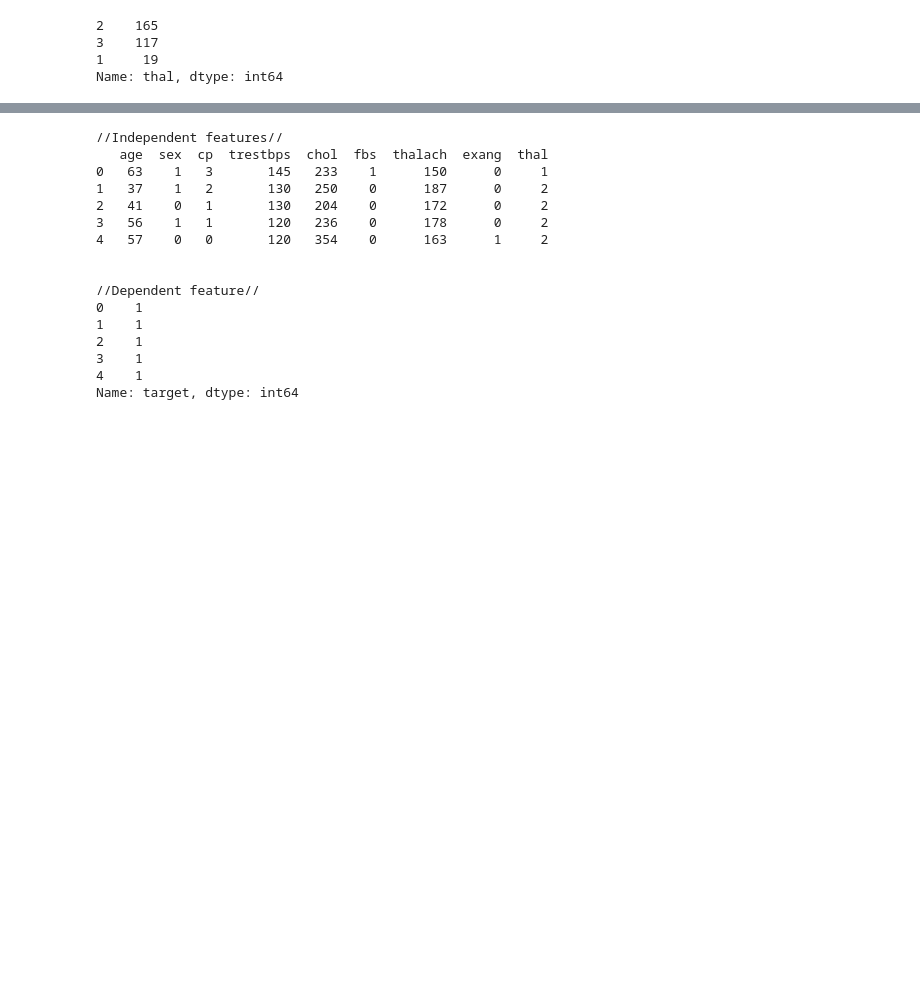
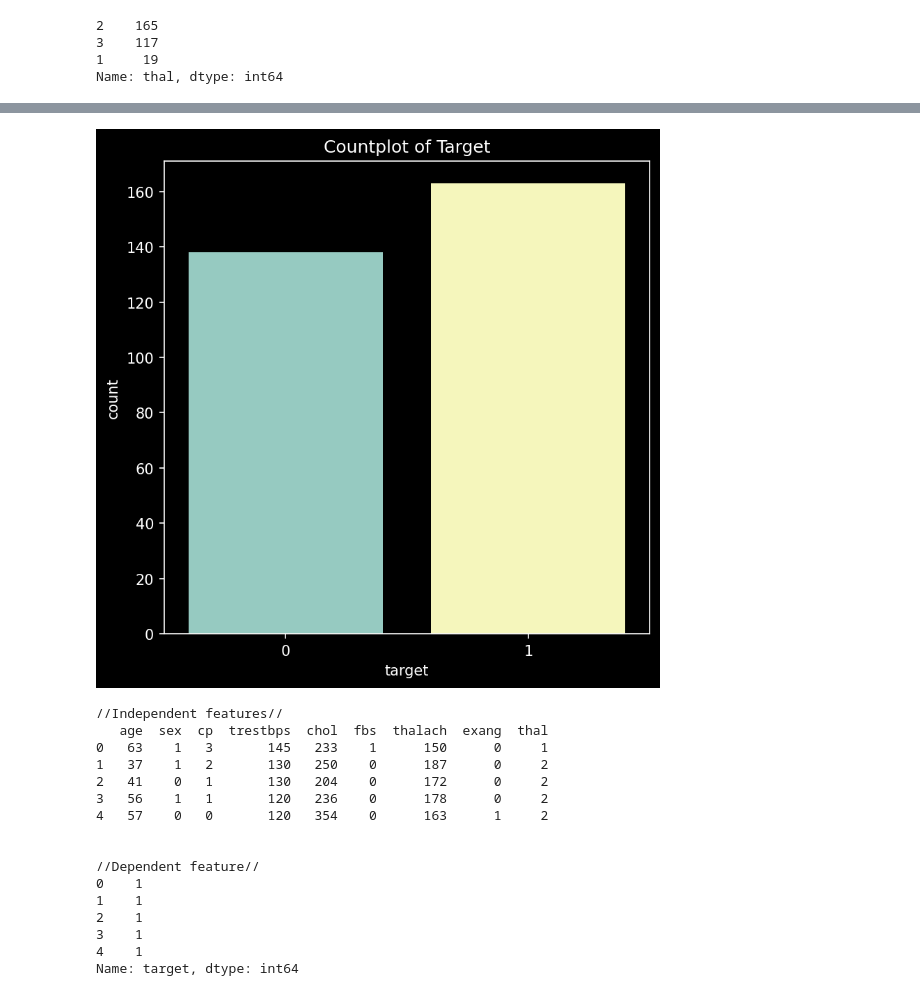
Before and after one commit to debjitpal5040/save-heart, a Jupyter notebook: Notebooks/save-heart.ipynb, the cells around one changed output, grey strips where cells are left out. Cells and saved outputs as stored; diff of their text form; code cells hidden in the pictures; blank space fills up the shorter version.

```diff
--- a/Notebooks/save-heart.ipynb
+++ b/Notebooks/save-heart.ipynb
@@ -66,3 +84,11 @@ Name: thal, dtype: int64
+# %%
+plt.figure(figsize=(6,6), dpi=150)
+plt.style.use('dark_background')
+plt.title("Countplot of Target")
+sns.countplot(x='target', data=data)
+plt.savefig("../media/target_countplot.png", bbox_inches='tight')
+# %% [output]
+[figure, added]
 # %%
 X = data.iloc[:, :-1]
 y = data.iloc[:, -1]
```
Also changed, not shown: parts of 11 cells of this notebook, 7 other files.
